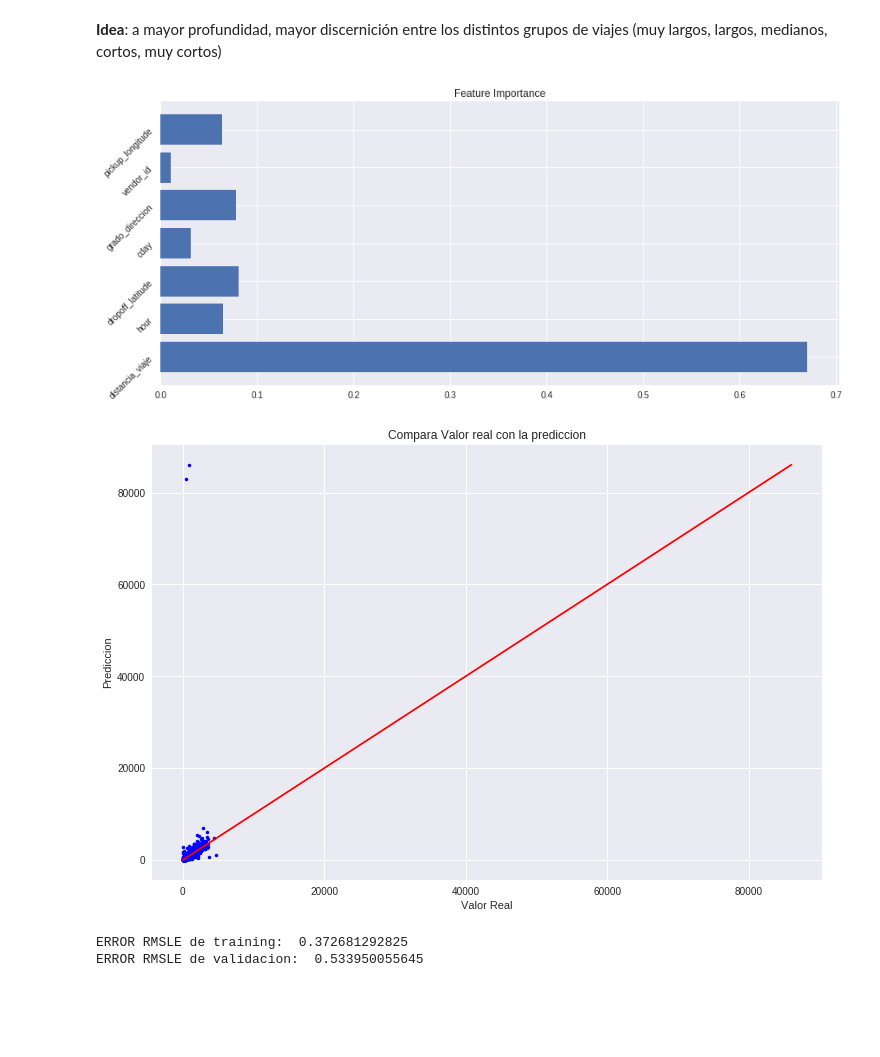
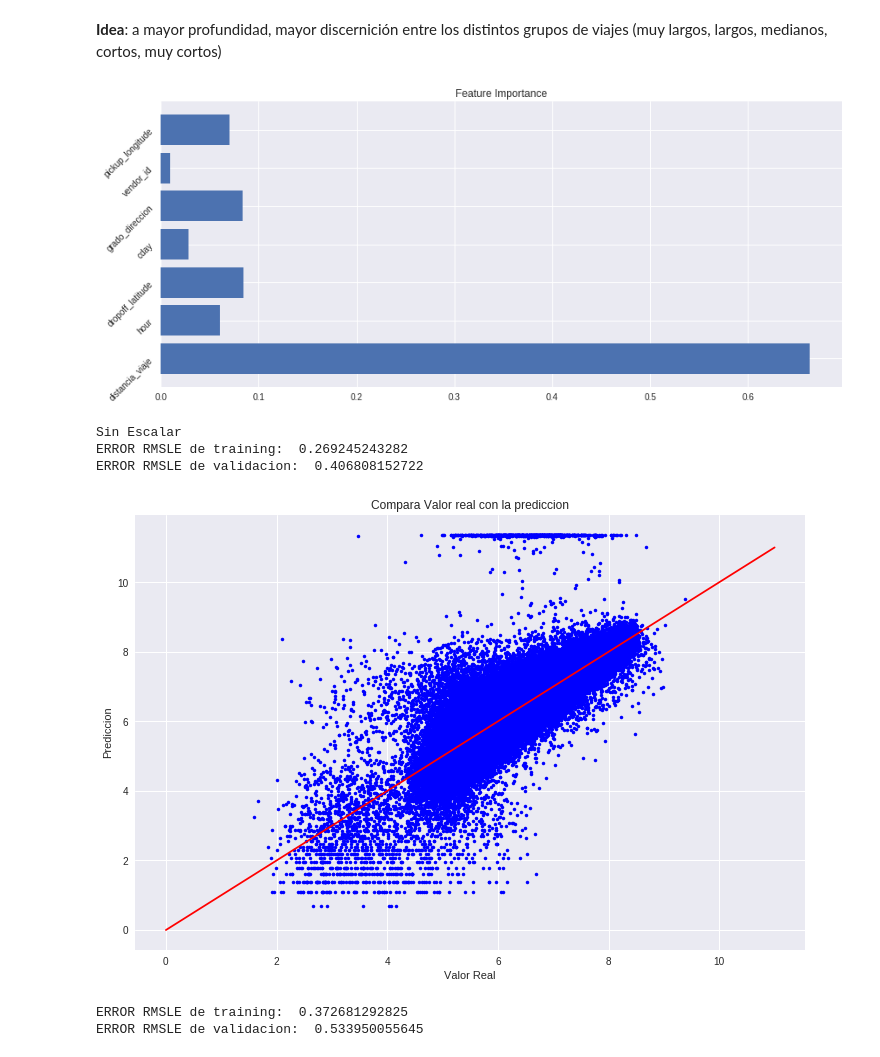
Before and after one commit to FMena14/Kaggle, a Jupyter notebook: TaxiDuration/Codigo.ipynb, the cells around one changed output. Saved outputs shown, nothing was run; the diff lists cells and outputs as text; code cells hidden in the pictures; blank space fills up the shorter version.

```diff
--- a/TaxiDuration/Codigo.ipynb
+++ b/TaxiDuration/Codigo.ipynb
@@ -50,8 +50,10 @@ def graficar_predicciones(real,predecido):
     plt.figure(figsize=(12,8))
     plt.plot(real,predecido,'b.') #o punto
 
-    valor = int( np.max( [np.max(predecido),np.max(real)])+1)
-    plt.plot(range(valor), color ="r")
+    valor_max = int( np.max( [np.max(predecido),np.max(real)]))
+    valor_min = int( np.min( [np.min(predecido),np.min(real)]))
+    plt.plot(range(valor_min,valor_max+1), range(valor_min,valor_max+1), color ="r")
+    plt.axis('tight')
     plt.xlabel('Valor Real')
     plt.ylabel('Prediccion')
     plt.title("Compara Valor real con la prediccion")
@@ -456,10 +469,14 @@ features = ["vendor_id","passenger_count","pickup_longitude","pickup_latitude","
 
 nuevas_features = ["distancia_viaje", "hour", "dropoff_latitude", "cday","grado_direccion", "vendor_id",
                    "pickup_longitude"]
+
+features_red_neuronal = ['passenger_count','pickup_longitude','pickup_latitude','dropoff_longitude',
+                    'dropoff_latitude','store_and_fwd_flag',"min","hour","cday","month", "season",
+                     "distancia_viaje_km","grado_direccion"]
 #ver que quitar... y sacarlo
 
-X = df.loc[:,nuevas_features].values[:100000]
-Y = df.loc[:,'trip_duration'].values[:100000]
+X = df.loc[:,nuevas_features].values
+Y = df.loc[:,'trip_duration'].values
 
 #Y = target[:,1] #saca el id
 #X = df_X[:,1:] #saca el id
@@ -676,11 +693,19 @@ plt.yticks(range(len(nuevas_features)),nuevas_features, rotation= 45)
 plt.title('Feature Importance')
 plt.show()
 # %% [output]
-[figure, old version]
+[figure, new version]
+# %%
+model = RE(max_depth=20,n_jobs=-1,n_estimators=30)
+probar_normal(model) #probar con datos no escalados
+# %% [output]
+Sin Escalar
+ERROR RMSLE de training:  0.269245243282
+ERROR RMSLE de validacion:  0.406808152722
 # %%
-graficar_predicciones(destransformar(model.predict(X_val)),y_val)
+#graficar_predicciones(destransformar(model.predict(X_val)),y_val)
+graficar_predicciones(model.predict(X_val),transformar(y_val))
 # %% [output]
-[figure, old version]
+[figure, new version]
 # %%
 from sklearn.neighbors import KNeighborsRegressor
 model = KNeighborsRegressor(n_neighbors=3)
```
Also changed, not shown: parts of 34 cells of this notebook, 1 other file.
